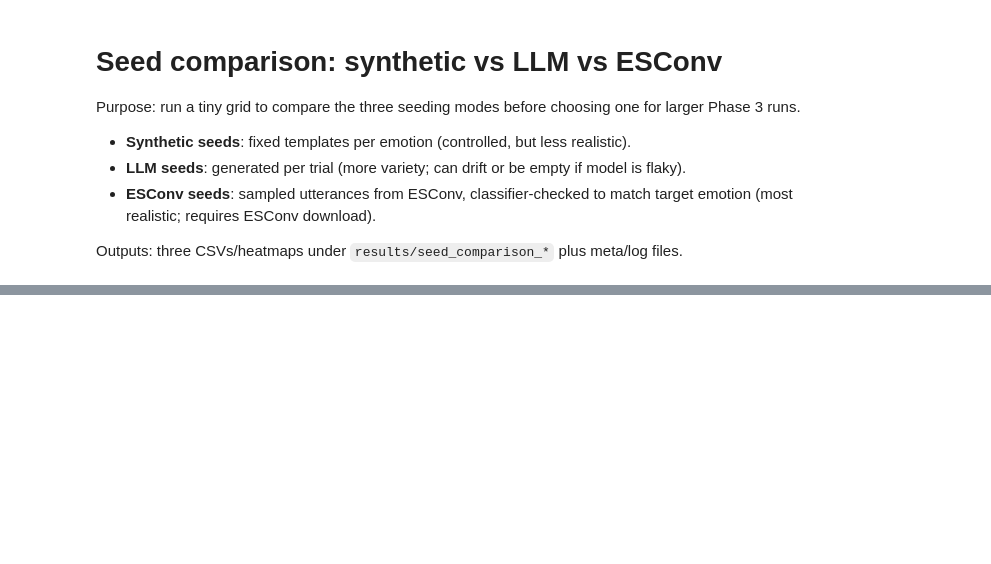
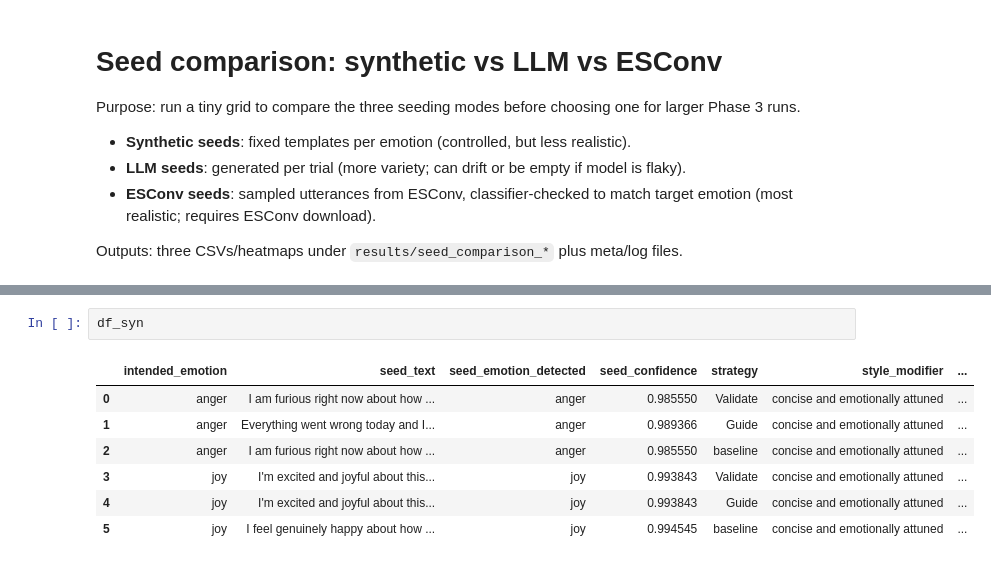
Before and after one commit to Javin-Mendiratta/Dynamic-Conversation, a Jupyter notebook: notebooks/seed_comparison_single_turn.ipynb, the cells around one changed output, grey strips where cells are left out. Cells and saved outputs as stored; diff of their text form; blank space fills up the shorter version.

```diff
--- a/notebooks/seed_comparison_single_turn.ipynb
+++ b/notebooks/seed_comparison_single_turn.ipynb
@@ -84,0 +156,10 @@ df_syn, df_llm, df_esconv
+# %%
+df_syn
+# %% [output]
+|  | intended_emotion | seed_text | seed_emotion_detected | seed_confidence | strategy | style_modifier | ... |
+| 0 | anger | I am furious right now about how ... | anger | 0.985550 | Validate | concise and emotionally attuned | ... |
+| 1 | anger | Everything went wrong today and I... | anger | 0.989366 | Guide | concise and emotionally attuned | ... |
+| 2 | anger | I am furious right now about how ... | anger | 0.985550 | baseline | concise and emotionally attuned | ... |
+| 3 | joy | I'm excited and joyful about this... | joy | 0.993843 | Validate | concise and emotionally attuned | ... |
+| 4 | joy | I'm excited and joyful about this... | joy | 0.993843 | Guide | concise and emotionally attuned | ... |
+| 5 | joy | I feel genuinely happy about how ... | joy | 0.994545 | baseline | concise and emotionally attuned | ... |
```
Also changed, not shown: parts of 5 cells of this notebook.
